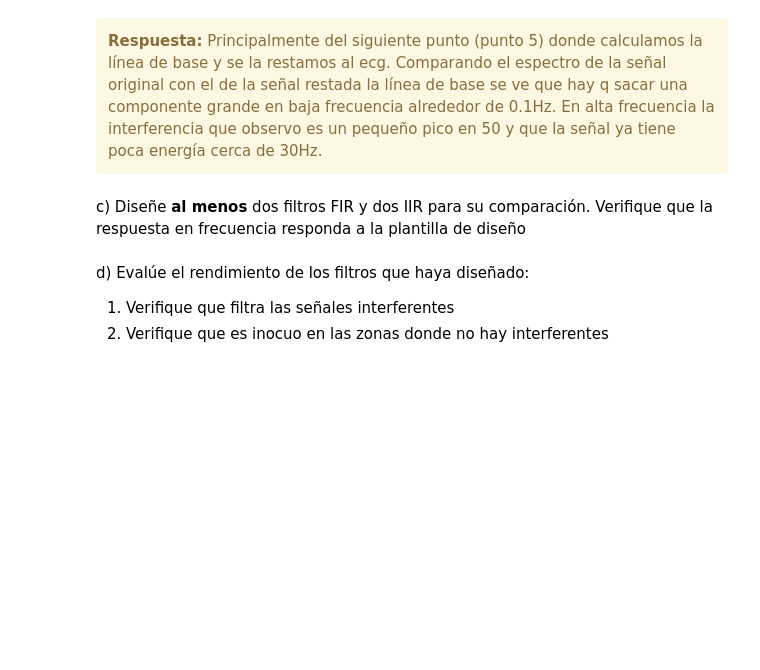
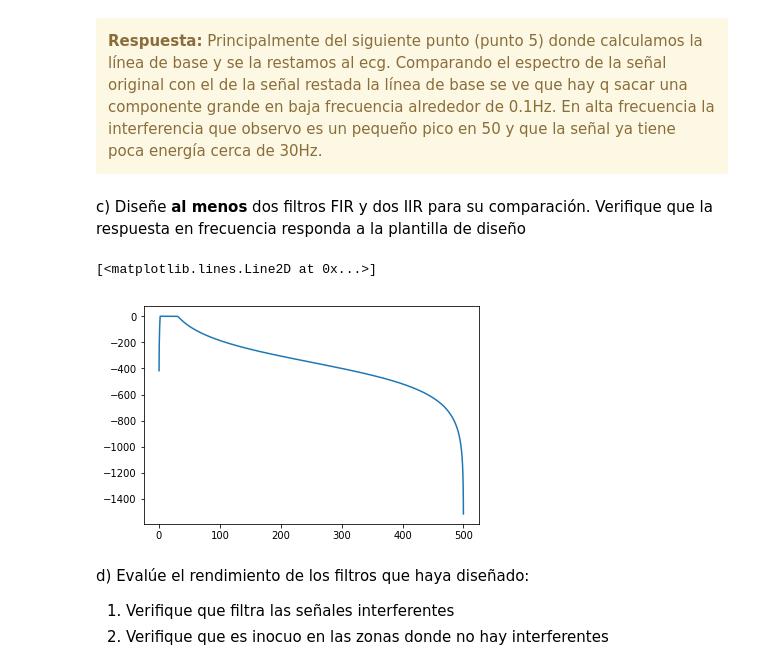
Before and after one commit to Sidorczuk/DSP, a Jupyter notebook: TP4-Filtrado.ipynb, the cells around one changed output. Drawn from its saved outputs; the diff is of its cells as text; code cells hidden in the pictures; blank space fills up the shorter version.

```diff
--- a/TP4-Filtrado.ipynb
+++ b/TP4-Filtrado.ipynb
@@ -177,3 +172,27 @@ c) Diseñe **al menos** dos filtros FIR y dos IIR para su comparación. Verifiqu
+# %%
+fs = 1000
+fny = fs/2
+Ts = 1/fs
+rad2f = fny/np.pi
+
+fs0 = 0.1 # fin de la banda de detenida 0
+fc0 = 2 # comienzo de la banda de paso
+fc1 = 30 # fin de la banda de paso
+fs1 = 40# comienzo de la banda de detenida 1
+
+############  Filtro IIR  ######################
+paso = np.array([fc0,fc1]) / fny
+stop = np.array([fs0,fs1]) / fny
+
+sosB = sig.iirdesign(paso,stop,1,40,ftype='butter',output='sos')
+fre = 4096
+w,h = sig.sosfreqz(sosB,fre)
+h[0] = h[4095]
+plt.figure()
+plt.plot(w*rad2f,20*np.log10(abs(h)))
+# %% [output]
+[<matplotlib.lines.Line2D at 0x...>]
+[figure, added]
 # %% [markdown]
 d) Evalúe el rendimiento de los filtros que haya diseñado:
 
```
Also changed, not shown: parts of 5 cells of this notebook.
